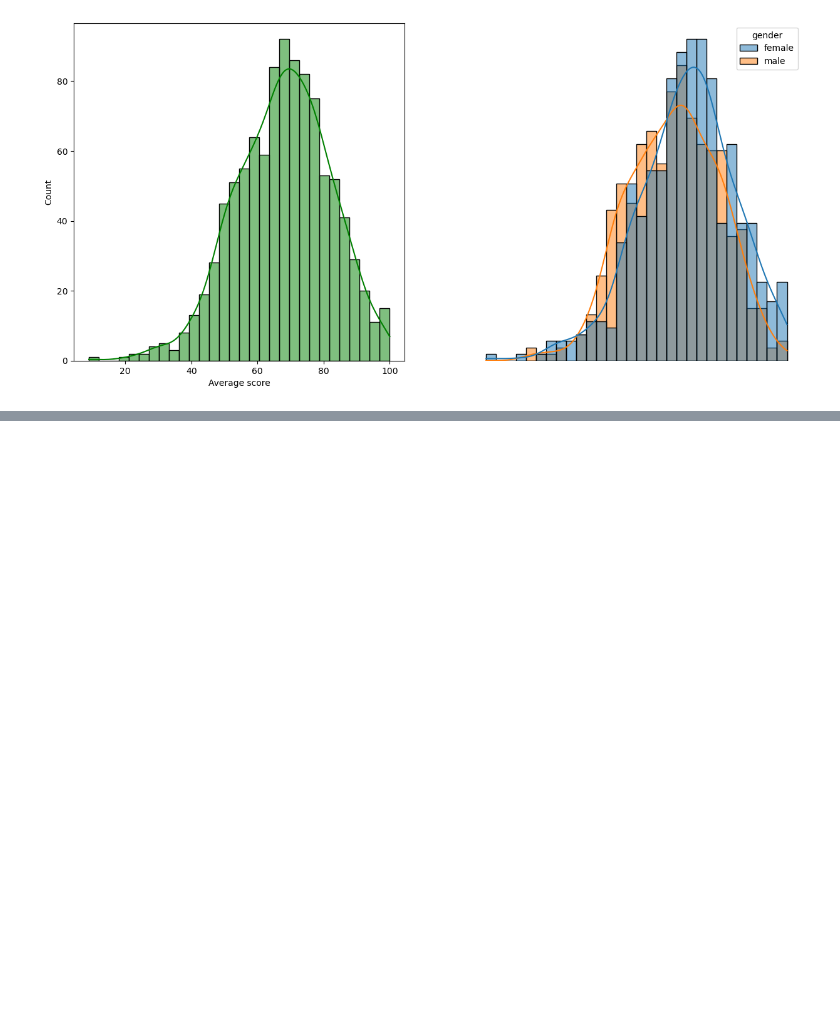
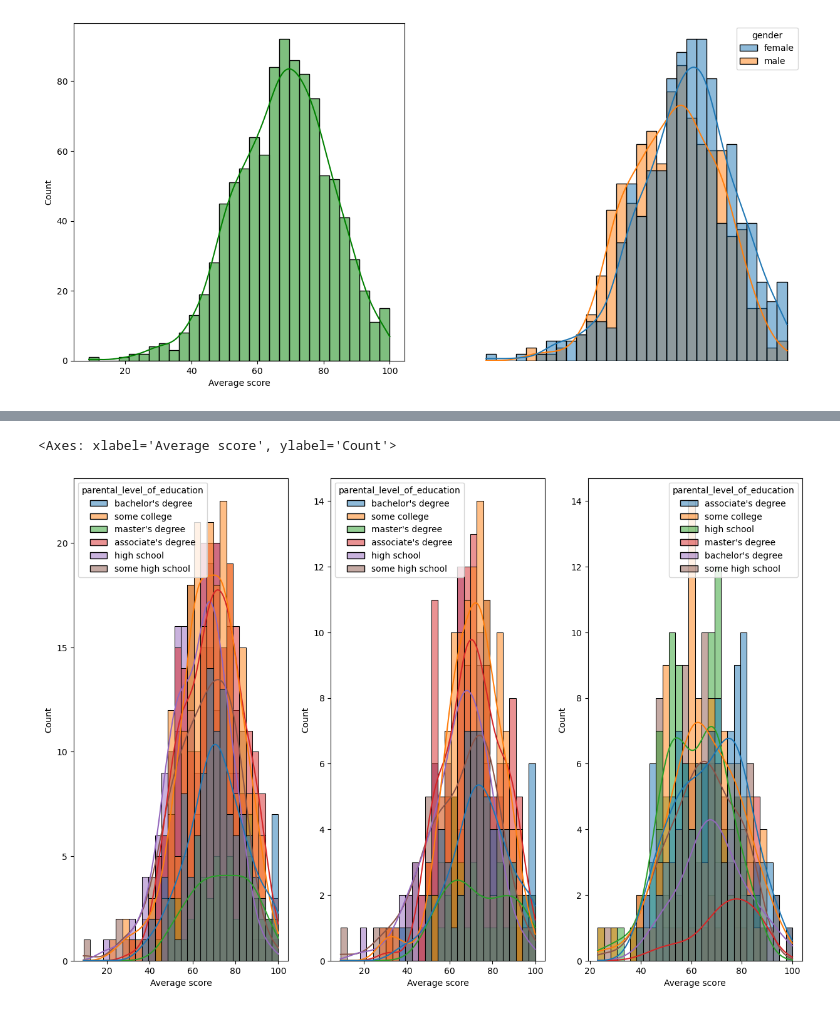
Before and after one commit to AMeskar/ML_Project, a Jupyter notebook: Notebook/EDA.ipynb, the cells around one changed output, grey strips where cells are left out. Drawn from its saved outputs; the diff is of its cells as text; code cells hidden in the pictures; blank space fills up the shorter version.

```diff
--- a/Notebook/EDA.ipynb
+++ b/Notebook/EDA.ipynb
@@ -213,0 +225,11 @@ sns.histplot(data= df, x='math_score', bins= 30, kde= True, hue= 'gender', ax= a
+# %%
+fig, axs = plt.subplots(1, 3, figsize=(15, 10))
+
+sns.histplot(data= df, x='Average score', bins= 30, kde= True, hue= 'parental_level_of_education', color='b', ax= axs[0])
+
+sns.histplot(data= df[df.gender == 'female'], x='Average score', bins= 30, kde= True, hue= 'parental_level_of_education', ax= axs[1])
+
+sns.histplot(data= df[df.gender == 'male'], x='Average score', bins= 30, kde= True, hue= 'parental_level_of_education', ax= axs[2])
+# %% [output]
+<Axes: xlabel='Average score', ylabel='Count'>
+[figure, added]
```
Also changed, not shown: parts of 3 cells of this notebook, 5 other files.
